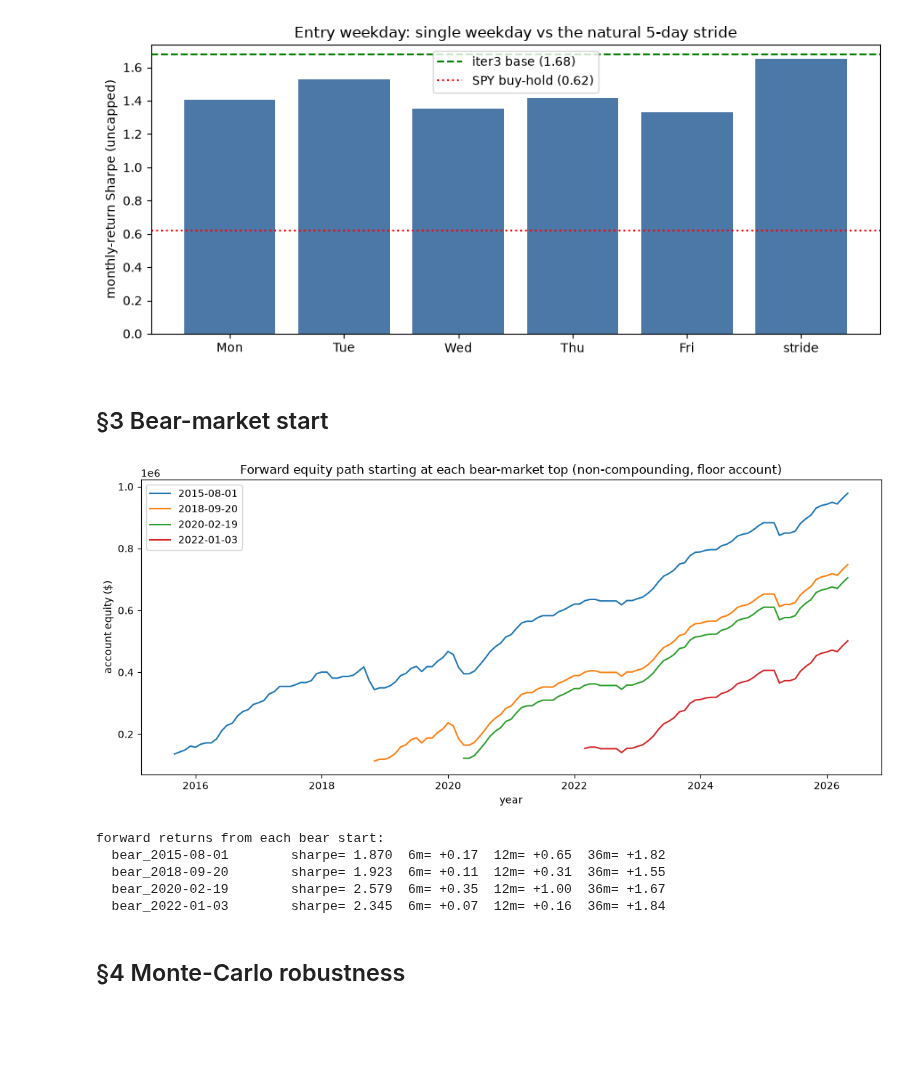
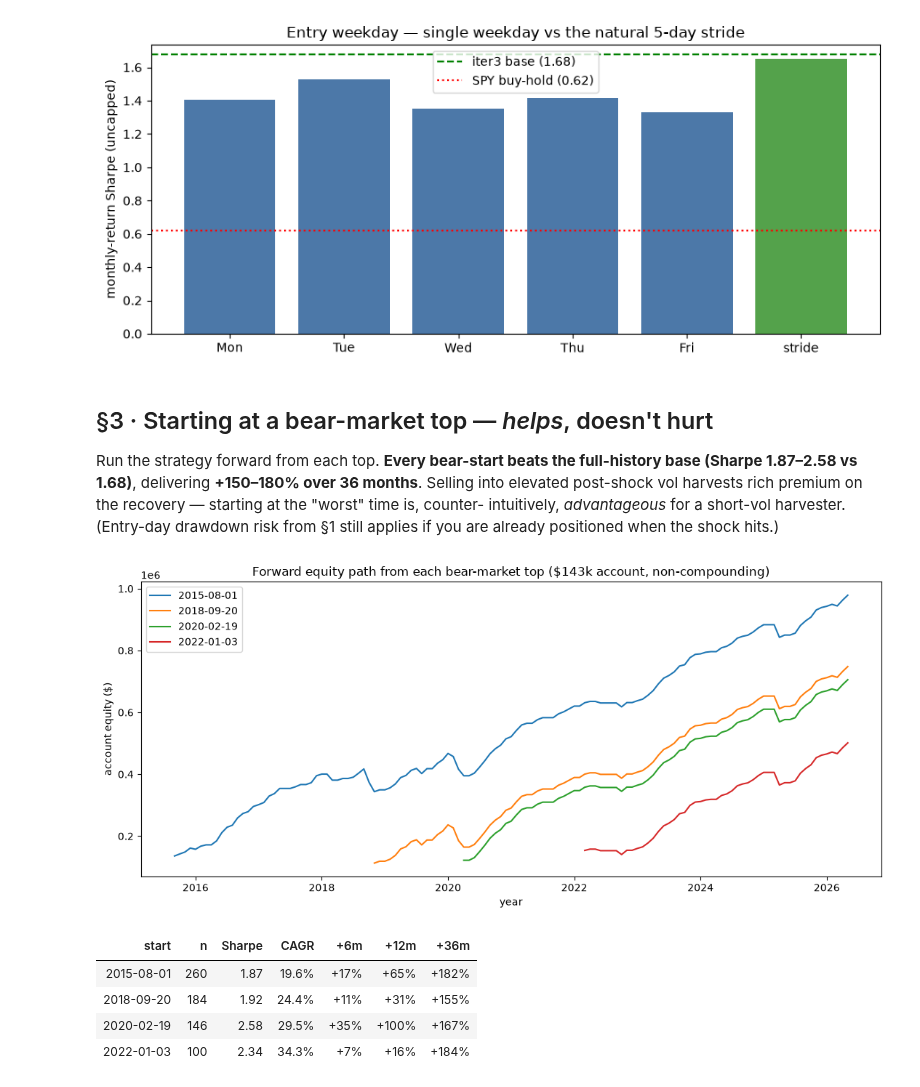
Before and after one commit to moremeds/argon, a Jupyter notebook: docs/research/vrp/vrp-backtest-iteration-4-findings.ipynb, the cells around one changed output. Saved outputs shown, nothing was run; the diff lists cells and outputs as text; code cells hidden in the pictures; blank space fills up the shorter version.

```diff
--- a/docs/research/vrp/vrp-backtest-iteration-4-findings.ipynb
+++ b/docs/research/vrp/vrp-backtest-iteration-4-findings.ipynb
@@ -58,20 +115,26 @@ order = ["base_noncomp", "contract_overlay_noncomp", "staggered_tranche_noncomp"
 rows = {r["variant"]: r for r in ep}
 vals = [f(rows[v]["sharpe"]) for v in order]
 fig, ax = plt.subplots(figsize=(10, 4))
-colors = ["#4c78a8"] * 3 + ["#f58518"] * 3
-ax.bar(range(len(order)), vals, color=colors)
+ax.bar(range(len(order)), vals, color=["#4c78a8"] * 3 + ["#f58518"] * 3)
 ax.axhline(BASE_SH, color="green", ls="--", label=f"iter3 base ({BASE_SH:.2f})")
 ax.axhline(SPY_SH, color="red", ls=":", label=f"SPY buy-hold ({SPY_SH:.2f})")
 ax.set_xticks(range(len(order)))
-ax.set_xticklabels(order, rotation=30, ha="right")
+ax.set_xticklabels(order, rotation=25, ha="right")
 ax.set_ylabel("monthly-return Sharpe")
-ax.set_title("Extra position: blue=non-compounding, orange=compounding")
+ax.set_title("Extra position — blue = non-compounding, orange = compounding")
 ax.legend()
 plt.tight_layout()
 plt.show()
-for v in order:
+
+hdr = ["variant", "Sharpe", "CAGR", "maxDD %cap", "maxDD $", "util_peak", "win%", "breach%", "n"]
+trows = []
+for v in order + ["baseline_iter3_spx", "baseline_spy_buyhold"]:
     r = rows[v]
     cagr = f(r["cagr"]) if r["cagr"] else f(r["cagr_excess"])
-    print(f"{v:28s} sharpe={f(r['sharpe']):6.3f}  cagr={cagr:7.3f}  "
-          f"maxdd_pct={f(r['maxdd_pct']):8.2f}  util_peak={f(r['util_peak']):7.2f}  n={r['n_rungs']}")
+    trows.append([v, f"{f(r['sharpe']):.3f}", f"{cagr:.1%}", f"{f(r['maxdd_pct']):.0%}",
+                  f"${f(r['maxdd_dollars']):,.0f}" if r["maxdd_dollars"] else "—",
+                  f"{f(r['util_peak']):.2f}" if r["util_peak"] else "—",
+                  f"{f(r['win_rate']):.0%}" if r["win_rate"] else "—",
+                  f"{f(r['breach_rate']):.0%}" if r["breach_rate"] else "—", r["n_rungs"] or "—"])
+display(htable(hdr, trows, align="right"))
 # %% [output]
@@ -87,22 +158,28 @@ staggered_tranche_comp       sharpe= 1.294  cagr=  0.505  maxdd_pct= -873.33  ut
 # %%
-# §2 Entry weekday — does the day matter? (uncapped clean-signal basis)
+# §2 Entry weekday (uncapped clean-signal basis)
 labels = ["weekday_0", "weekday_1", "weekday_2", "weekday_3", "weekday_4", "weekday_stride"]
 days = ["Mon", "Tue", "Wed", "Thu", "Fri", "stride"]
 unc = {r["variant"].replace("_uncapped", ""): r for r in wd if r["basis"] == "uncapped"}
 vals = [f(unc[lab]["sharpe"]) for lab in labels]
 fig, ax = plt.subplots(figsize=(9, 4))
-ax.bar(days, vals, color="#4c78a8")
+ax.bar(days, vals, color=["#4c78a8"] * 5 + ["#54a24b"])
 ax.axhline(BASE_SH, color="green", ls="--", label=f"iter3 base ({BASE_SH:.2f})")
 ax.axhline(SPY_SH, color="red", ls=":", label=f"SPY buy-hold ({SPY_SH:.2f})")
 ax.set_ylabel("monthly-return Sharpe (uncapped)")
-ax.set_title("Entry weekday: single weekday vs the natural 5-day stride")
+ax.set_title("Entry weekday — single weekday vs the natural 5-day stride")
 ax.legend()
 plt.tight_layout()
 plt.show()
 # %% [output]
-[figure, old version]
+[figure, new version]
-# %% [markdown]
-## §3 Bear-market start
+# %% [markdown]
+## §3 · Starting at a bear-market top — *helps*, doesn't hurt
+
+Run the strategy forward from each top. **Every bear-start beats the full-history base
+(Sharpe 1.87–2.58 vs 1.68)**, delivering **+150–180% over 36 months**. Selling into elevated
+post-shock vol harvests rich premium on the recovery — starting at the "worst" time is, counter-
+intuitively, *advantageous* for a short-vol harvester. (Entry-day drawdown risk from §1 still
+applies if you are already positioned when the shock hits.)
 # %%
 # §3 Bear-market start — full equity path from each bear top
 starts = sorted({r["start"] for r in bpath})
@@ -110,25 +187,23 @@ fig, ax = plt.subplots(figsize=(11, 5))
 for st in starts:
     pts = [r for r in bpath if r["start"] == st]
     x = [int(r["year"]) + (int(r["month"]) - 1) / 12 for r in pts]
-    y = [f(r["equity"]) for r in pts]
-    ax.plot(x, y, label=st)
+    ax.plot(x, [f(r["equity"]) for r in pts], label=st)
 ax.set_xlabel("year")
 ax.set_ylabel("account equity ($)")
-ax.set_title("Forward equity path starting at each bear-market top (non-compounding, floor account)")
+ax.set_title("Forward equity path from each bear-market top ($143k account, non-compounding)")
 ax.legend()
 plt.tight_layout()
 plt.show()
-print("forward returns from each bear start:")
-for r in bs:
-    if r["variant"].startswith("bear_"):
-        print(f"  {r['variant']:22s} sharpe={f(r['sharpe']):6.3f}  "
-              f"6m={f(r['ret_6m']):+6.2f}  12m={f(r['ret_12m']):+6.2f}  36m={f(r['ret_36m']):+6.2f}")
+
+hdr = ["start", "n", "Sharpe", "CAGR", "+6m", "+12m", "+36m"]
+trows = [[r["variant"].replace("bear_", ""), r["n_rungs"], f"{f(r['sharpe']):.2f}",
+          f"{f(r['cagr']):.1%}", f"{f(r['ret_6m']):+.0%}", f"{f(r['ret_12m']):+.0%}",
+          f"{f(r['ret_36m']):+.0%}"] for r in bs if r["variant"].startswith("bear_")]
+display(htable(hdr, trows))
 # %% [output]
-[figure, old version]
+[figure, new version]
-forward returns from each bear start:
-  bear_2015-08-01        sharpe= 1.870  6m= +0.17  12m= +0.65  36m= +1.82
-  bear_2018-09-20        sharpe= 1.923  6m= +0.11  12m= +0.31  36m= +1.55
-  bear_2020-02-19        sharpe= 2.579  6m= +0.35  12m= +1.00  36m= +1.67
-  bear_2022-01-03        sharpe= 2.345  6m= +0.07  12m= +0.16  36m= +1.84
+| start | n | Sharpe | CAGR | +6m | +12m | +36m |
+| 2015-08-01 | 260 | 1.87 | 19.6% | +17% | +65% | +182% |
+| 2018-09-20 | 184 | 1.92 | 24.4% | +11% | +31% | +155% |
+| 2020-02-19 | 146 | 2.58 | 29.5% | +35% | +100% | +167% |
+| 2022-01-03 | 100 | 2.34 | 34.3% | +7% | +16% | +184% |
-# %% [markdown]
-## §4 Monte-Carlo robustness
```
Also changed, not shown: parts of 16 cells of this notebook, 5 other files.
